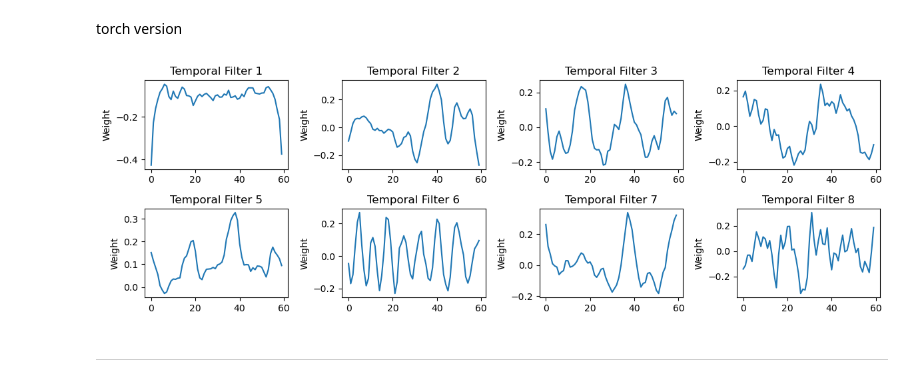
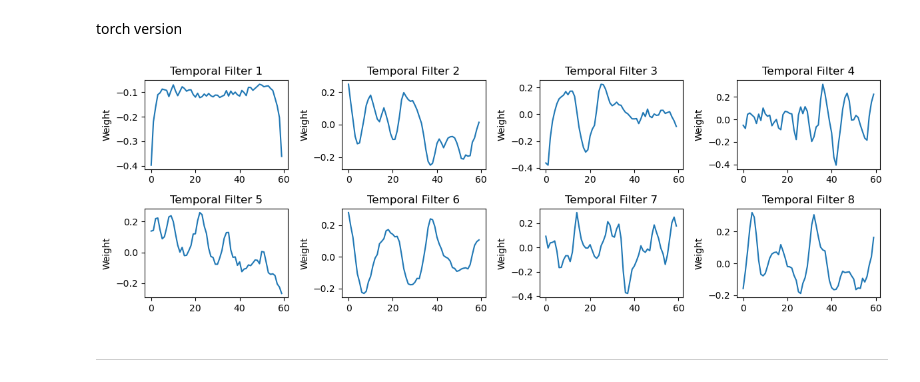
Before and after one commit to Madeby7/fMRINet, a Jupyter notebook: fMRINet/fMRINet_8.ipynb, the cells around one changed output. Cells and saved outputs as stored; diff of their text form; code cells hidden in the pictures.

```diff
--- a/fMRINet/fMRINet_8.ipynb
+++ b/fMRINet/fMRINet_8.ipynb
@@ -465,9 +471,9 @@ device = torch.device('cuda' if torch.cuda.is_available() else 'cpu')
 # 1️⃣ Recreate the model with the SAME constructor args as in training
 model = fmriNet8(
     num_classes=6,
-    input_shape=(214, 277, 1),
+    input_shape=(1, 214, 277),
     depth_multiplier=4,
-    zero_thresh=1e-4,
+    zero_thresh=1e-2,
     dropout_in=0.25,
     dropout_mid=0.5,
     debug=False,
@@ -542,22 +548,22 @@ torch version
 # %%
 model.eval()
 with torch.no_grad():
     # conv1: (out=8, in=1, kH=1, kW=60) -> we want 8 vectors of length 60
-    w = model.conv1.conv.weight.detach().cpu().numpy()        # (8, 1, 1, 60)
+    w = model.conv1.weight.detach().cpu().numpy()        # (8, 1, 1, 60)
     w = w[:, 0, 0, :]                                     # (8, 60)
 
 fig, axes = plt.subplots(2, 4, figsize=(12, 4))
 axes = axes.ravel()
 
 for i in range(8):
     axes[i].plot(w[i])
     axes[i].set_title(f"Temporal Filter {i+1}")
     axes[i].set_ylabel("Weight")
 
 plt.tight_layout()
 plt.show()
 # %% [output]
-[figure, old version]
+[figure, new version]
 # %% [markdown]
 ------------
 # %% [markdown]
```
Also changed, not shown: parts of 9 cells of this notebook, 7 other files.
